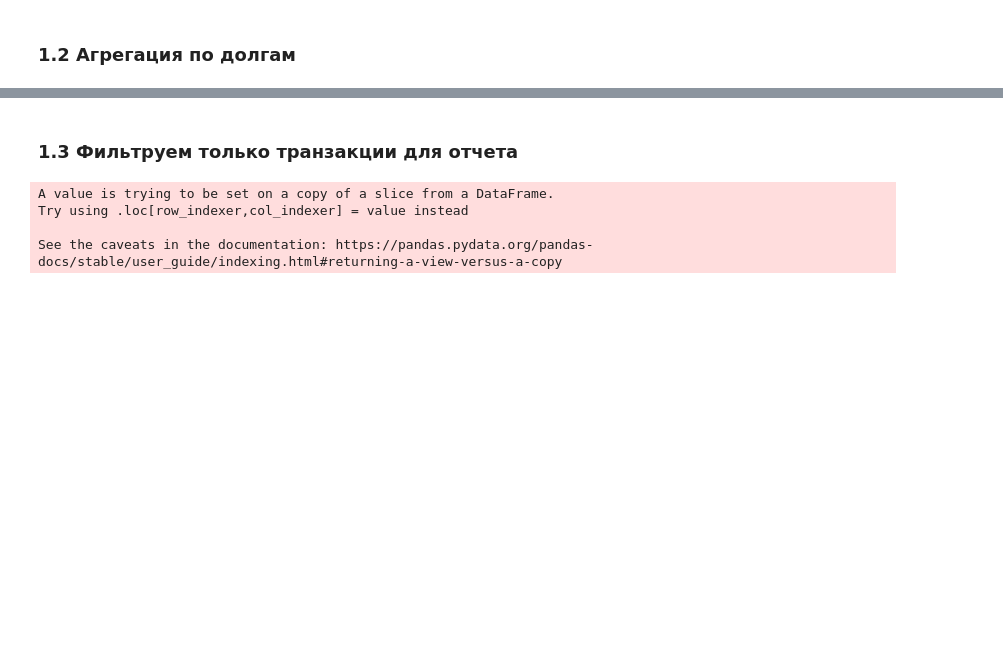
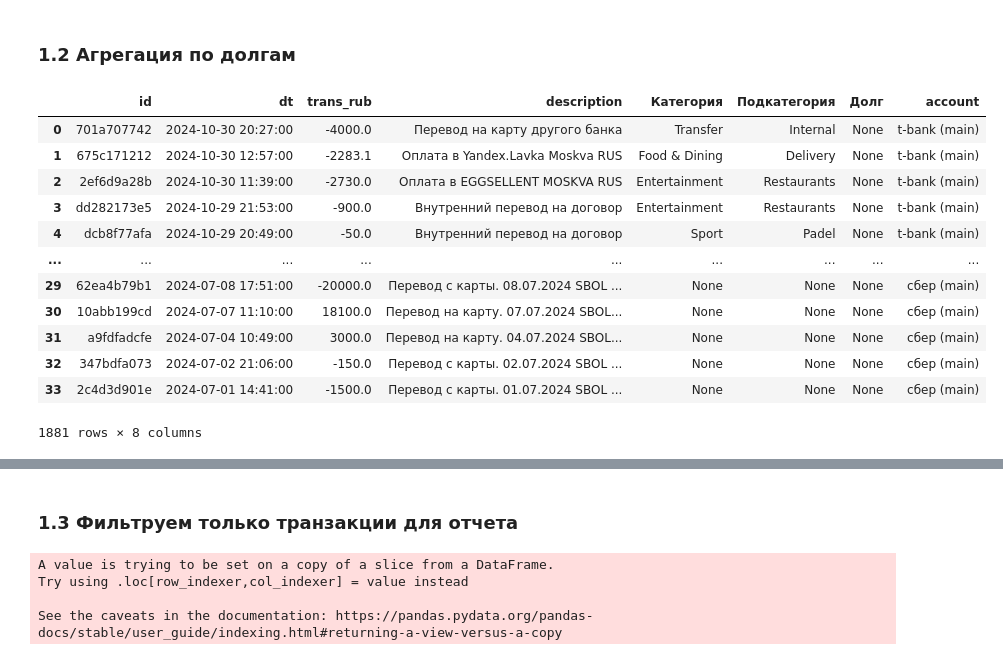
Before and after one commit to pnkrtm/finman, a Jupyter notebook: notebooks/dasboards.ipynb, the cells around one changed output, grey strips where cells are left out. Cells and saved outputs as stored; diff of their text form; code cells hidden in the pictures; blank space fills up the shorter version.

```diff
--- a/notebooks/dasboards.ipynb
+++ b/notebooks/dasboards.ipynb
@@ -111,3 +172,19 @@ trans_df['trans_rub'] = pd.to_numeric(trans_df['trans_rub'])
 # %% [markdown]
 ### 1.2 Агрегация по долгам
+# %%
+trans_df
+# %% [output]
+|  | id | dt | trans_rub | description | Категория | Подкатегория | Долг | account |
+| 0 | 701a707742 | 2024-10-30 20:27:00 | -4000.0 | Перевод на карту другого банка | Transfer | Internal | None | t-bank (main) |
+| 1 | 675c171212 | 2024-10-30 12:57:00 | -2283.1 | Оплата в Yandex.Lavka Moskva RUS | Food & Dining | Delivery | None | t-bank (main) |
+| 2 | 2ef6d9a28b | 2024-10-30 11:39:00 | -2730.0 | Оплата в EGGSELLENT MOSKVA RUS | Entertainment | Restaurants | None | t-bank (main) |
+| 3 | dd282173e5 | 2024-10-29 21:53:00 | -900.0 | Внутренний перевод на договор | Entertainment | Restaurants | None | t-bank (main) |
+| 4 | dcb8f77afa | 2024-10-29 20:49:00 | -50.0 | Внутренний перевод на договор | Sport | Padel | None | t-bank (main) |
+| ... | ... | ... | ... | ... | ... | ... | ... | ... |
+| 29 | 62ea4b79b1 | 2024-07-08 17:51:00 | -20000.0 | Перевод с карты. 08.07.2024 SBOL ... | None | None | None | сбер (main) |
+| 30 | 10abb199cd | 2024-07-07 11:10:00 | 18100.0 | Перевод на карту. 07.07.2024 SBOL... | None | None | None | сбер (main) |
+| 31 | a9fdfadcfe | 2024-07-04 10:49:00 | 3000.0 | Перевод на карту. 04.07.2024 SBOL... | None | None | None | сбер (main) |
+| 32 | 347bdfa073 | 2024-07-02 21:06:00 | -150.0 | Перевод с карты. 02.07.2024 SBOL ... | None | None | None | сбер (main) |
+| 33 | 2c4d3d901e | 2024-07-01 14:41:00 | -1500.0 | Перевод с карты. 01.07.2024 SBOL ... | None | None | None | сбер (main) |
+1881 rows × 8 columns
 # %%
```
Also changed, not shown: parts of 21 cells of this notebook, 6 other files.
